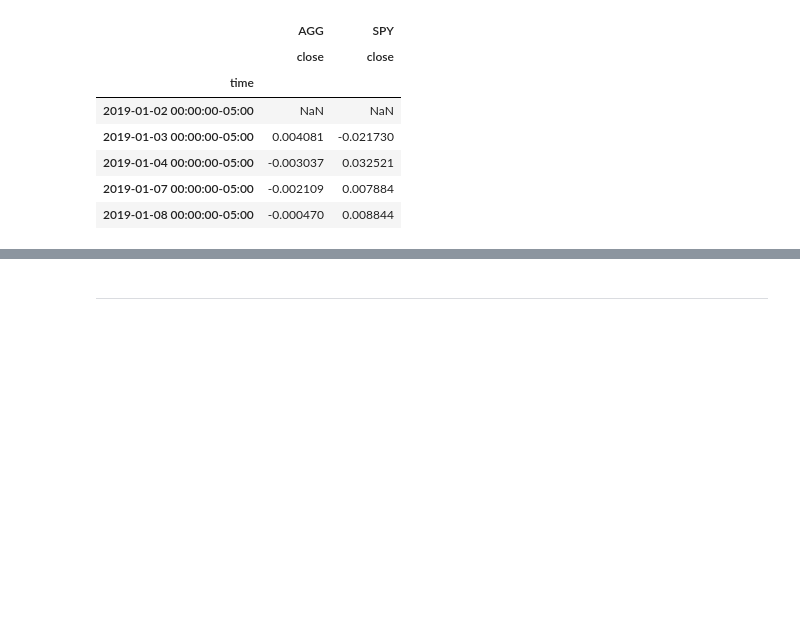
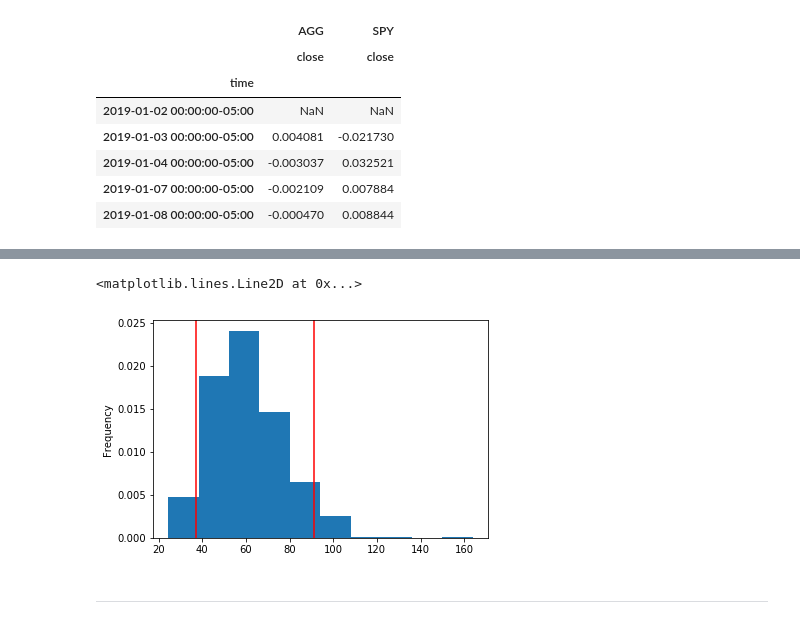
Before and after one commit to Abuubakry-Ali/Home_work_5, a Jupyter notebook: portfolio_planner.ipynb, the cells around one changed output, grey strips where cells are left out. Saved outputs shown, nothing was run; the diff lists cells and outputs as text; code cells hidden in the pictures; blank space fills up the shorter version.

```diff
--- a/portfolio_planner.ipynb
+++ b/portfolio_planner.ipynb
@@ -140,3 +223,12 @@ monte_carlo = pd.DataFrame()
+# %%
+# Visualize the distribution of the ending returns
+plt.figure();
+ending_cumulative_returns.plot(kind="hist", density=True, bins=10)
+plt.axvline(confidence_interval.iloc[0], color="r")
+plt.axvline(confidence_interval.iloc[1], color="r")
+# %% [output]
+<matplotlib.lines.Line2D at 0x...>
+[figure, added]
 # %% [markdown]
 ---
 # %% [markdown]
```
Also changed, not shown: parts of 20 cells of this notebook.
